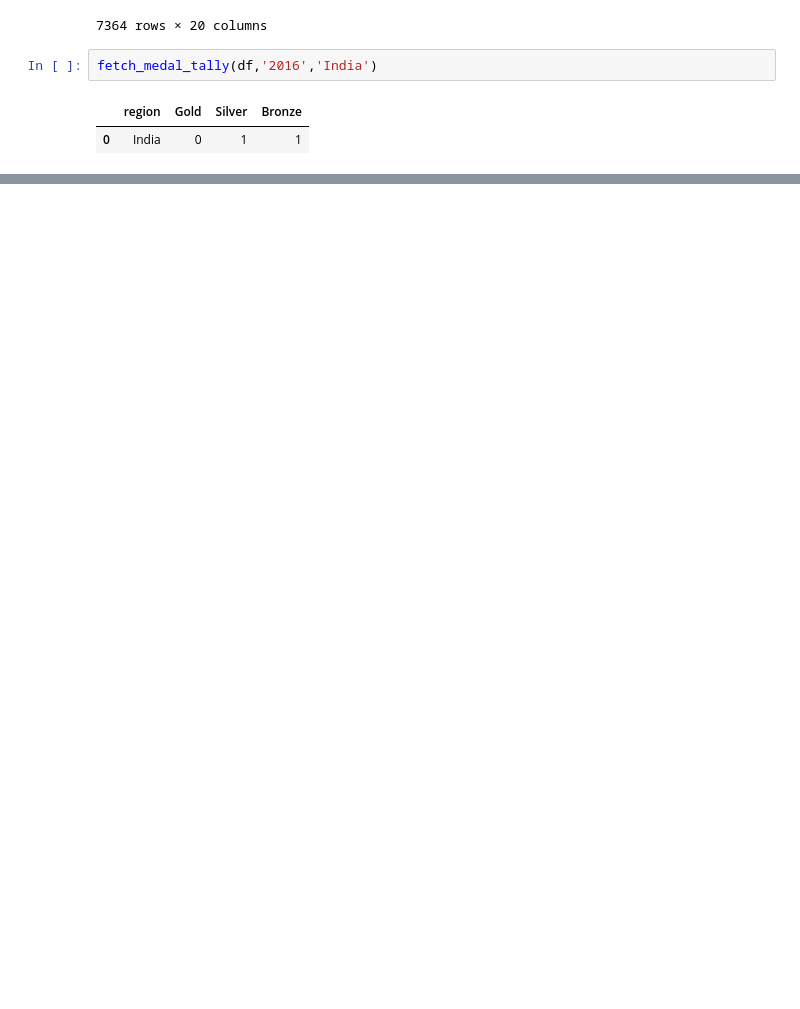
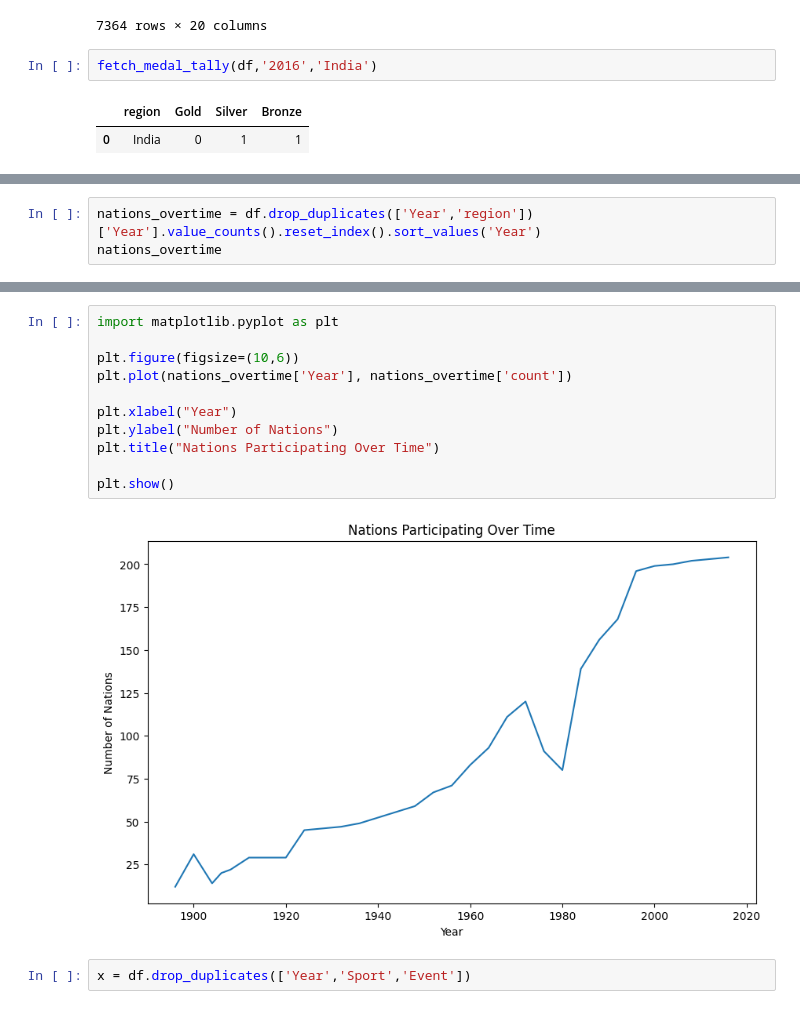
Before and after one commit to mananch1/Olympics-Data-Analysis, a Jupyter notebook: olympics-analysis.ipynb, the cells around one changed output, grey strips where cells are left out. Cells and saved outputs as stored; diff of their text form; blank space fills up the shorter version.

```diff
--- a/olympics-analysis.ipynb
+++ b/olympics-analysis.ipynb
@@ -209,0 +234,3 @@ fetch_medal_tally(df,'2016','India')
+# %%
+nations_overtime = df.drop_duplicates(['Year','region'])['Year'].value_counts().reset_index().sort_values('Year')
+nations_overtime
@@ -209,0 +255,15 @@ fetch_medal_tally(df,'2016','India')
+# %%
+import matplotlib.pyplot as plt
+
+plt.figure(figsize=(10,6))
+plt.plot(nations_overtime['Year'], nations_overtime['count'])
+
+plt.xlabel("Year")
+plt.ylabel("Number of Nations")
+plt.title("Nations Participating Over Time")
+
+plt.show()
+# %% [output]
+[figure, added]
+# %%
+x = df.drop_duplicates(['Year','Sport','Event'])
```
Also changed, not shown: parts of 8 cells of this notebook, 2 other files.
